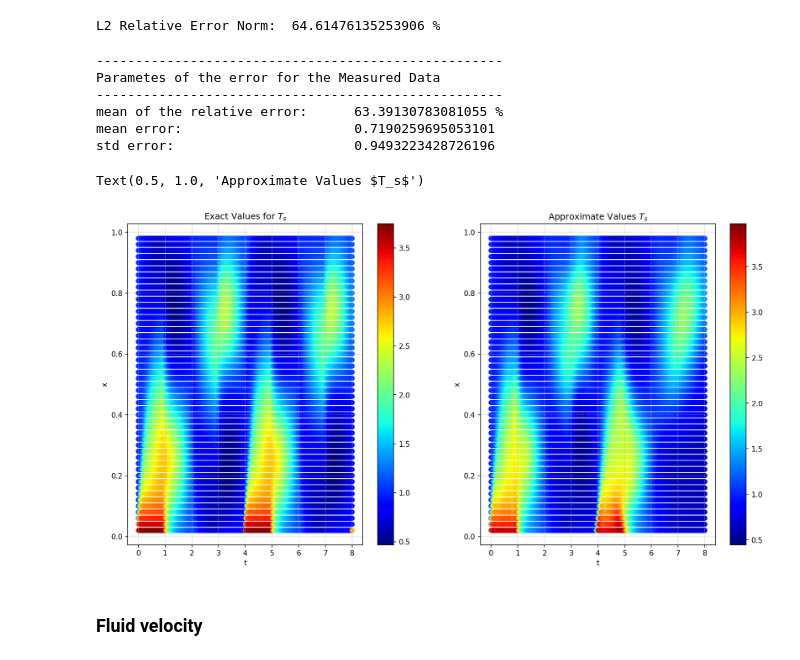
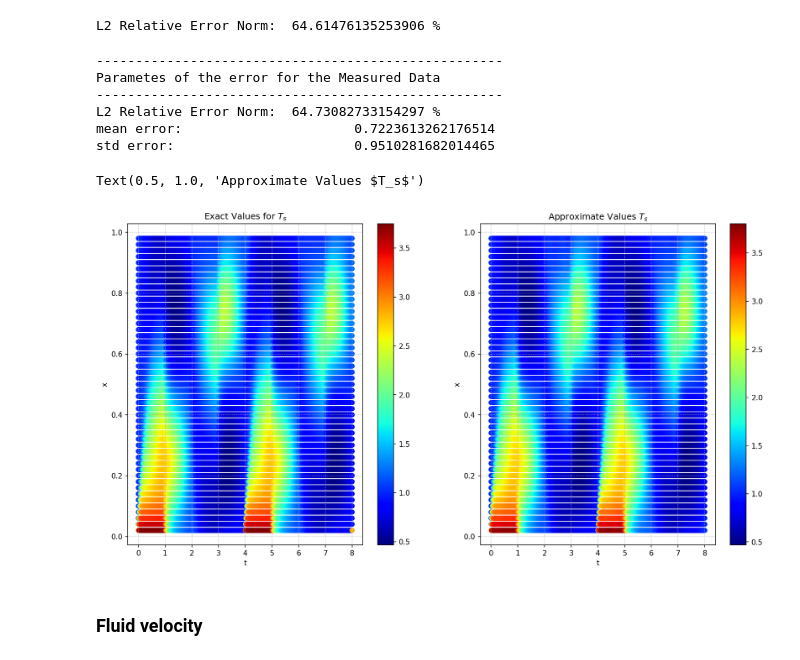
Before and after one commit to guglielmopacifico/DeepLearning, a Jupyter notebook: Task_2/task2.ipynb, the cells around one changed output. Saved outputs shown, nothing was run; the diff lists cells and outputs as text; code cells hidden in the pictures.

```diff
--- a/Task_2/task2.ipynb
+++ b/Task_2/task2.ipynb
@@ -106,11 +106,11 @@ class Pinns:
         # Dataset with random [t, x] both in [0, 1]
         input_sb = self.soboleng.draw(self.n_sb)
 
-        # Assigne the spacial boundary x=x0
+        # Assigne the spatial boundary x=x0
         input_sb_0 = torch.clone(input_sb)
         input_sb_0[:, 1] = torch.full(input_sb_0[:, 1].shape, x0)
 
-        # Assigne the spacial boundary x=xL
+        # Assigne the spatial boundary x=xL
         input_sb_L = torch.clone(input_sb)
         input_sb_L[:, 1] = torch.full(input_sb_L[:, 1].shape, xL)
 
@@ -434,7 +434,6 @@ class Pinns:
         loss_u = loss_sb + loss_tb + loss_meas
 
         loss = torch.log10(self.lambda_u * loss_u + loss_int)
-        # loss = torch.log10(self.lambda_u * loss_u + loss_int)
 
         if verbose: print("Total loss: ", round(loss.item(), 4), "| Boundary Loss: ", round(torch.log10(loss_int).item(), 4), "| Measure Loss: ", round(torch.log10(loss_meas).item(), 4), "| Function Loss: ", round(torch.log10(loss_u).item(), 4))
 
@@ -468,7 +467,7 @@ class Pinns:
         return history
 
     ################################################################################################
-    def plotting(self):
+    def plotting(self, vmax_=None):
         inputs = self.soboleng.draw(100000)
         inputs = self.convert(inputs)
 
@@ -476,12 +475,14 @@ class Pinns:
         output_ts = self.approximate_coefficient(inputs).reshape(-1, )
 
         fig, axs = plt.subplots(1, 2, figsize=(16, 8), dpi=150)
-        im1 = axs[0].scatter(inputs[:, 0].detach(), inputs[:, 1].detach(), c=output_tf.detach(), cmap="jet")
+        if vmax_ is None: im1 = axs[0].scatter(inputs[:, 0].detach(), inputs[:, 1].detach(), c=output_tf.detach(), cmap="jet")
+        else: im1 = axs[0].scatter(inputs[:, 0].detach(), inputs[:, 1].detach(), c=output_tf.detach(), cmap="jet", vmax=vmax_)
         axs[0].set_xlabel("t")
         axs[0].set_ylabel("x")
         plt.colorbar(im1, ax=axs[0])
         axs[0].grid(True, which="both", ls=":")
-        im2 = axs[1].scatter(inputs[:, 0].detach(), inputs[:, 1].detach(), c=output_ts.detach(), cmap="jet")
+        if vmax_ is None: im2 = axs[1].scatter(inputs[:, 0].detach(), inputs[:, 1].detach(), c=output_ts.detach(), cmap="jet")
+        else: im2 = axs[1].scatter(inputs[:, 0].detach(), inputs[:, 1].detach(), c=output_ts.detach(), cmap="jet", vmax=vmax_)
         axs[1].set_xlabel("t")
         axs[1].set_ylabel("x")
         plt.colorbar(im2, ax=axs[1])
@@ -912,38 +913,39 @@ L2 Relative Error Norm:  64.61476135253906 %
 # %%
 input_meas, exact_meas = pinn.get_measurement_data()
 
 prediction_meas = pinn.approximate_solution(input_meas).reshape(-1, )
 
 print('----------------------------------------------------')
 print('Parametes of the error for the Measured Data')
 print('----------------------------------------------------')
-print('mean of the relative error:\t', torch.mean(torch.abs((exact_meas-prediction_meas))/torch.abs(exact_meas)*100).item(), '%' )
+err = (torch.mean((prediction_meas - exact_meas) ** 2) / torch.mean(exact_meas ** 2)) ** 0.5 * 100
+print("L2 Relative Error Norm: ", err.item(), "%")
 print('mean error:\t\t\t', torch.mean(torch.abs( (exact_meas-prediction_meas)) ).item())
 print('std error:\t\t\t', torch.std( (exact_meas-prediction_meas) ).item())
 
 # Plot the predictions vs the exact solutions
 fig, axs = plt.subplots(1, 2, figsize=(16, 8), dpi=150)
 im1 = axs[0].scatter(input_meas[:, 0].detach(), input_meas[:, 1].detach(), c=exact_meas.detach(), cmap='jet')
 axs[0].set_xlabel("t")
 axs[0].set_ylabel("x")
 plt.colorbar(im1, ax=axs[0])
 axs[0].grid(True, which="both", ls=":")
 im2 = axs[1].scatter(input_meas[:, 0].detach(), input_meas[:, 1].detach(), c=prediction_meas.detach(), cmap="jet")
 axs[1].set_xlabel("t")
 axs[1].set_ylabel("x")
 plt.colorbar(im2, ax=axs[1])
 axs[1].grid(True, which="both", ls=":")
 axs[0].set_title(r"Exact Values for $T_s$")
 axs[1].set_title(r"Approximate Values $T_s$")
 # %% [output]
 ----------------------------------------------------
 Parametes of the error for the Measured Data
 ----------------------------------------------------
-mean of the relative error:      63.39130783081055 %
-mean error:                      0.7190259695053101
-std error:                       0.9493223428726196
+L2 Relative Error Norm:  64.73082733154297 %
+mean error:                      0.7223613262176514
+std error:                       0.9510281682014465
 Text(0.5, 1.0, 'Approximate Values $T_s$')
-[figure, old version]
+[figure, new version]
 # %% [markdown]
 ### Fluid velocity
 # %%
```
Also changed, not shown: parts of 1 cell of this notebook.
